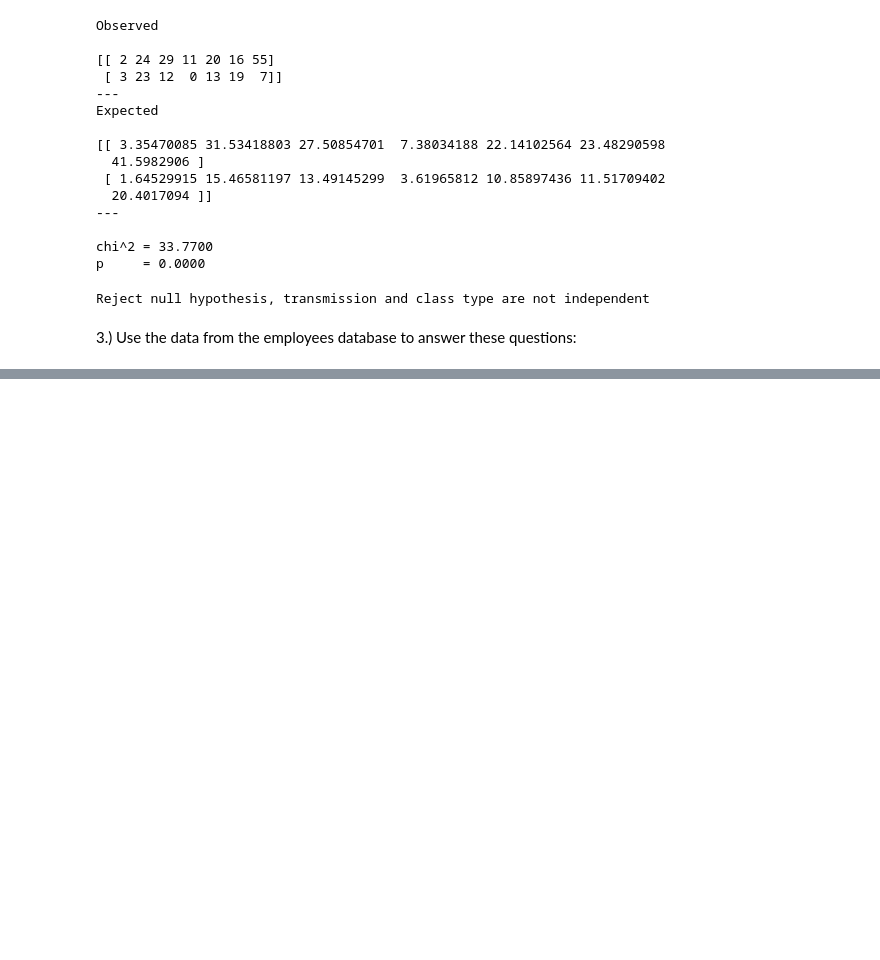
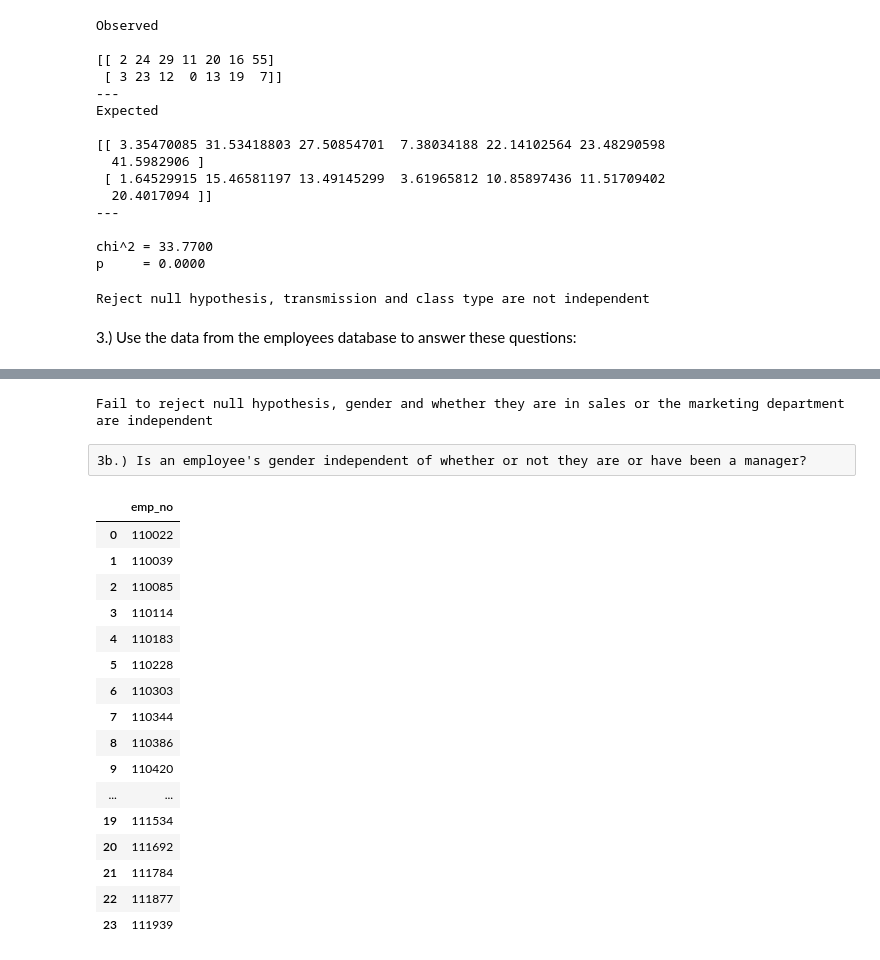
Before and after one commit to annah-vu/statistics-exercises, a Jupyter notebook: hypothesis_testing.ipynb, the cells around one changed output, grey strips where cells are left out. Drawn from its saved outputs; the diff is of its cells as text; code cells hidden in the pictures; blank space fills up the shorter version.

```diff
--- a/hypothesis_testing.ipynb
+++ b/hypothesis_testing.ipynb
@@ -716,0 +750,30 @@ where to_date > curdate()
+# %%
+if p < a:
+    print("Reject null hypothesis, gender and whether they are in the sales or marketing department are not independent")
+else:
+    print("Fail to reject null hypothesis, gender and whether they are in sales or the marketing department are independent")
+# %% [output]
+Fail to reject null hypothesis, gender and whether they are in sales or the marketing department are independent
+# %% [raw]
+3b.) Is an employee's gender independent of whether or not they are or have been a manager?
+# %%
+managers = pd.read_sql("""select emp_no from dept_manager""",url)
+managers
+# %% [output]
+|  | emp_no |
+| 0 | 110022 |
+| 1 | 110039 |
+| 2 | 110085 |
+| 3 | 110114 |
+| 4 | 110183 |
+| 5 | 110228 |
+| 6 | 110303 |
+| 7 | 110344 |
+| 8 | 110386 |
+| 9 | 110420 |
+| ... | ... |
+| 19 | 111534 |
+| 20 | 111692 |
+| 21 | 111784 |
+| 22 | 111877 |
+| 23 | 111939 |
```
Also changed, not shown: parts of 18 cells of this notebook.
